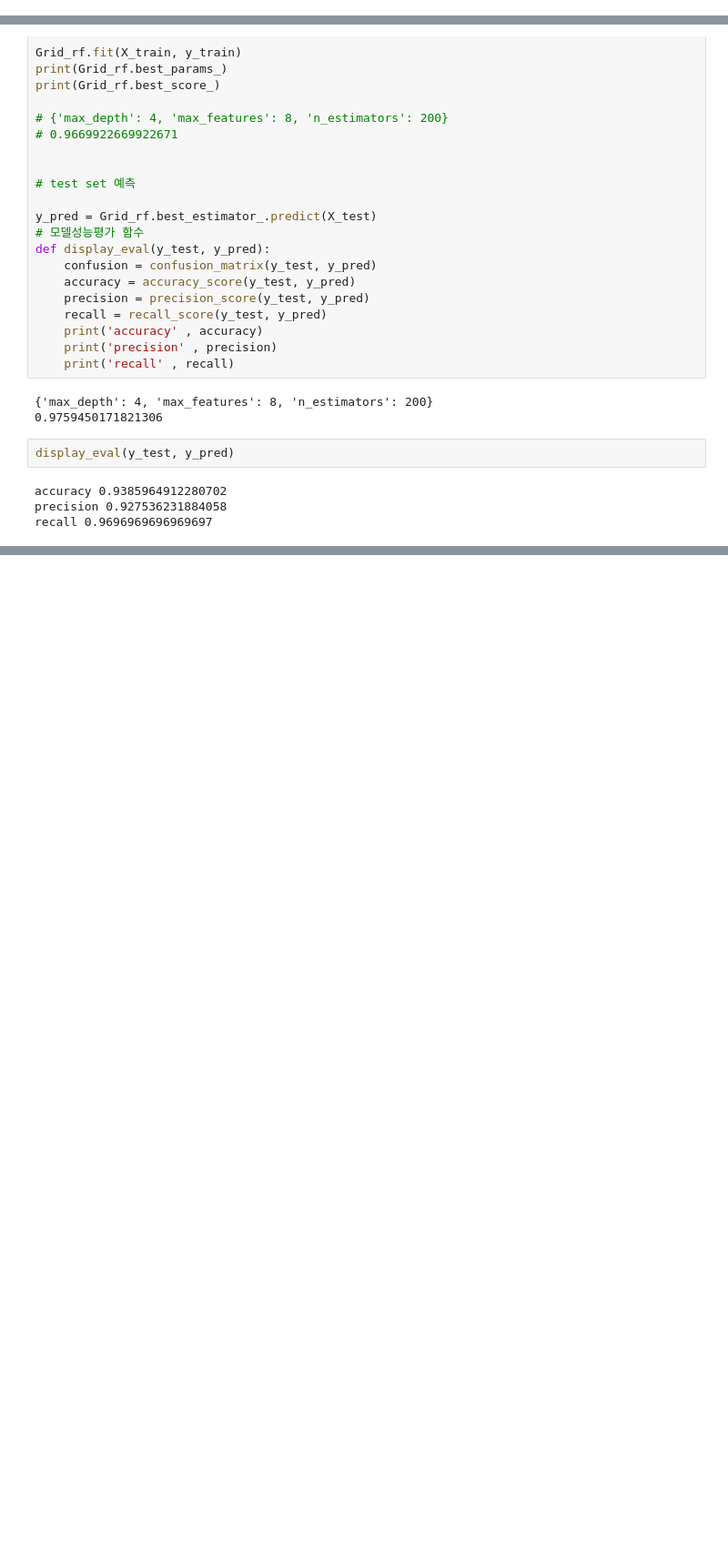
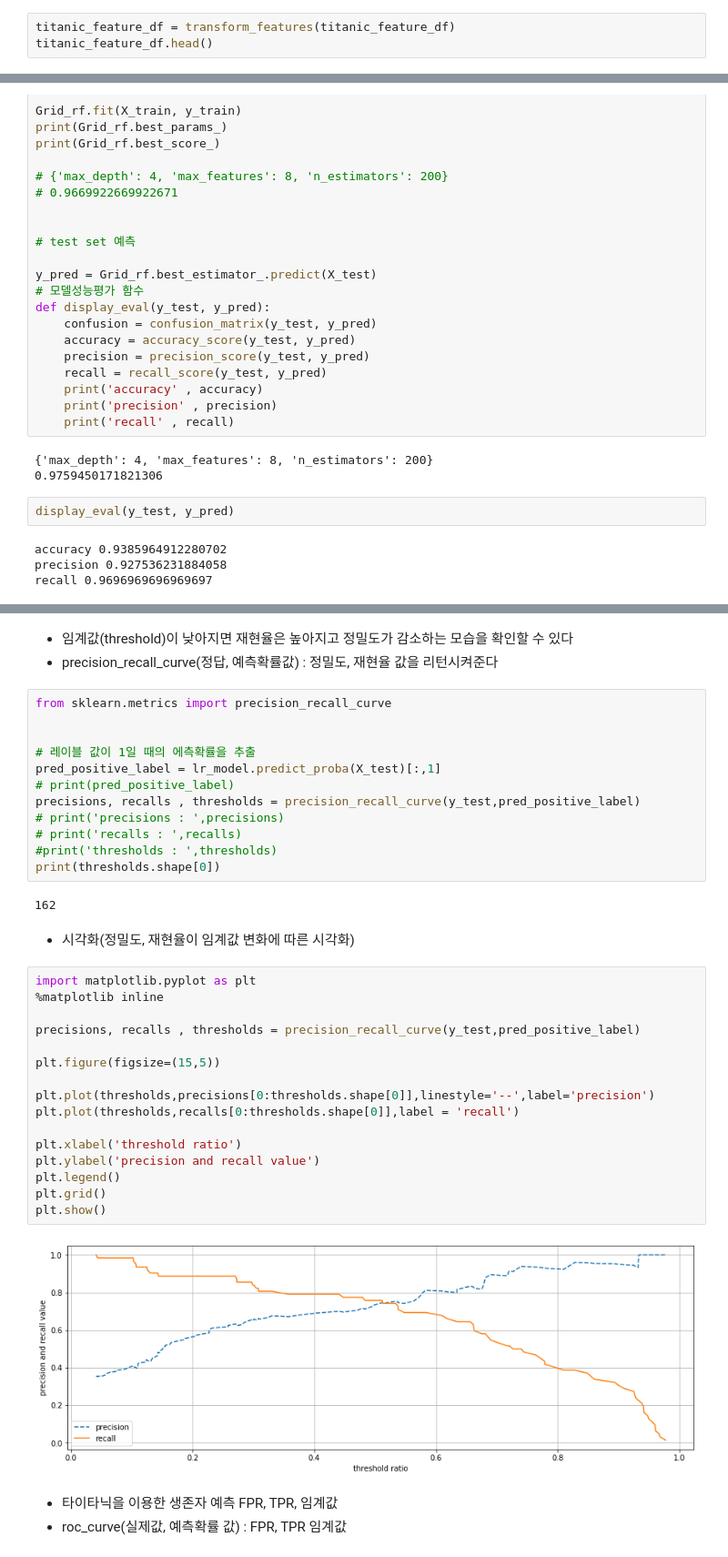
Before and after one commit to Kyounglin-Kim/TIL, a Jupyter notebook: Machine Learning/ml_classification_confusion_matrix[03].ipynb, the cells around one changed output, grey strips where cells are left out. Shown at 91% size. Cells and saved outputs as stored; diff of their text form; blank space fills up the shorter version.

```diff
--- a/Machine Learning/ml_classification_confusion_matrix[03].ipynb
+++ b/Machine Learning/ml_classification_confusion_matrix[03].ipynb
@@ -188,3 +188,6 @@ def transform_features(df):
     df = drop_features(df)
     df = format_features(df)
     return df
+# %%
+titanic_feature_df = transform_features(titanic_feature_df)
+titanic_feature_df.head()
@@ -418,0 +486,40 @@ recall 0.9696969696969697
+# %% [markdown]
+- 임계값(threshold)이 낮아지면 재현율은 높아지고 정밀도가 감소하는 모습을 확인할 수 있다
+- precision_recall_curve(정답, 예측확률값) : 정밀도, 재현율 값을 리턴시켜준다
+# %%
+from sklearn.metrics import precision_recall_curve
+
+
+# 레이블 값이 1일 때의 에측확률을 추출
+pred_positive_label = lr_model.predict_proba(X_test)[:,1]
+# print(pred_positive_label)
+precisions, recalls , thresholds = precision_recall_curve(y_test,pred_positive_label)
+# print('precisions : ',precisions)
+# print('recalls : ',recalls)
+#print('thresholds : ',thresholds)
+print(thresholds.shape[0])
+# %% [output]
+162
+# %% [markdown]
+- 시각화(정밀도, 재현율이 임계값 변화에 따른 시각화)
+# %%
+import matplotlib.pyplot as plt
+%matplotlib inline
+
+precisions, recalls , thresholds = precision_recall_curve(y_test,pred_positive_label)
+
+plt.figure(figsize=(15,5))
+
+plt.plot(thresholds,precisions[0:thresholds.shape[0]],linestyle='--',label='precision')
+plt.plot(thresholds,recalls[0:thresholds.shape[0]],label = 'recall')
+
+plt.xlabel('threshold ratio')
+plt.ylabel('precision and recall value')
+plt.legend()
+plt.grid()
+plt.show()
+# %% [output]
+[figure, added]
+# %% [markdown]
+- 타이타닉을 이용한 생존자 예측 FPR, TPR, 임계값
+- roc_curve(실제값, 예측확률 값) : FPR, TPR 임계값
```
Also changed, not shown: parts of 10 cells of this notebook, 1 other file.
